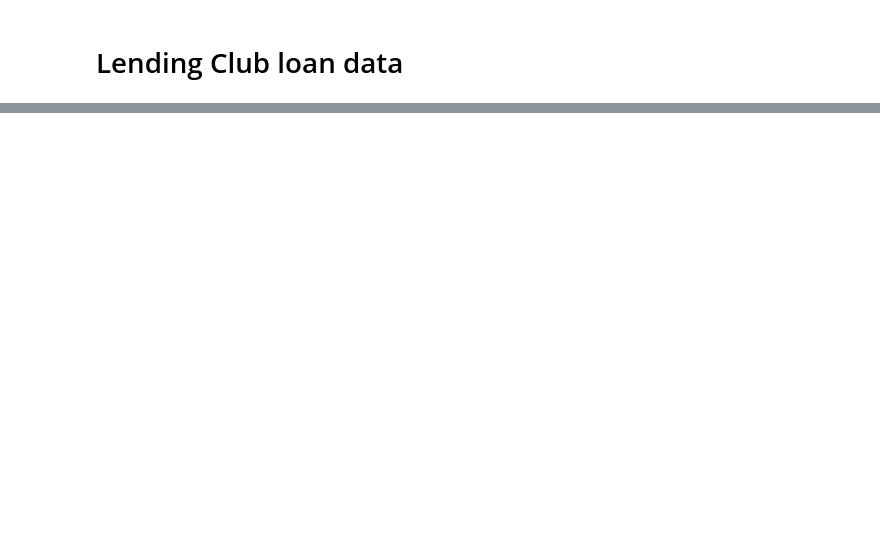
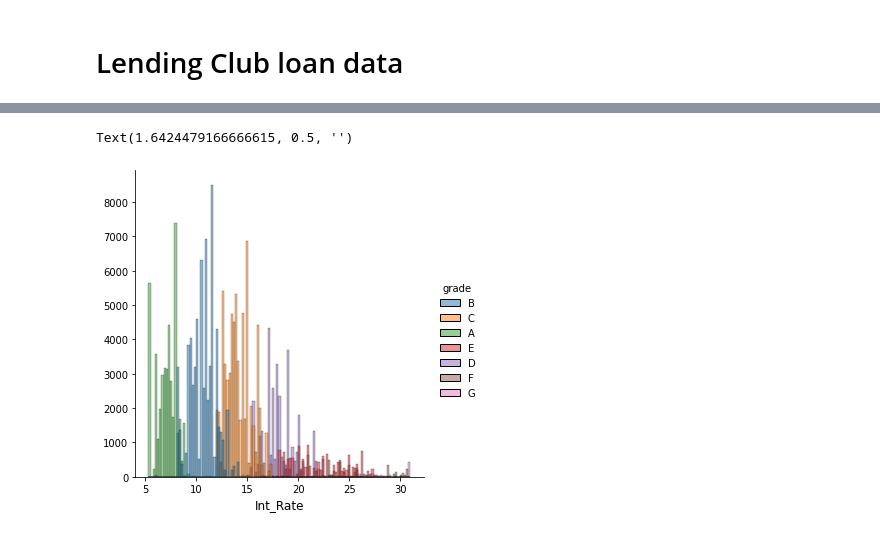
Before and after one commit to CarolinaMejiaMujica/Lending-Club-loan-data, a Jupyter notebook: Lending Club loan data.ipynb, the cells around one changed output, grey strips where cells are left out. Cells and saved outputs as stored; diff of their text form; code cells hidden in the pictures; blank space fills up the shorter version.

```diff
--- a/Lending Club loan data.ipynb
+++ b/Lending Club loan data.ipynb
@@ -104,0 +193,9 @@ Name: loan_status, dtype: int64
+# %%
+#f, axe = plt.subplots(figsize=(10,6))
+b=sns.displot(loans, x="int_rate", hue="grade", height = 5, aspect = 1, kde=False)
+plt.xlabel("Int_Rate",fontsize=12)
+plt.ylabel("",fontsize=12)
+#plt.title('Distribución de la tasa de interés cobrada por cada grado del préstamo',fontsize=16)
+# %% [output]
+Text(1.6424479166666615, 0.5, '')
+[figure, added]
```
Also changed, not shown: parts of 33 cells of this notebook.
